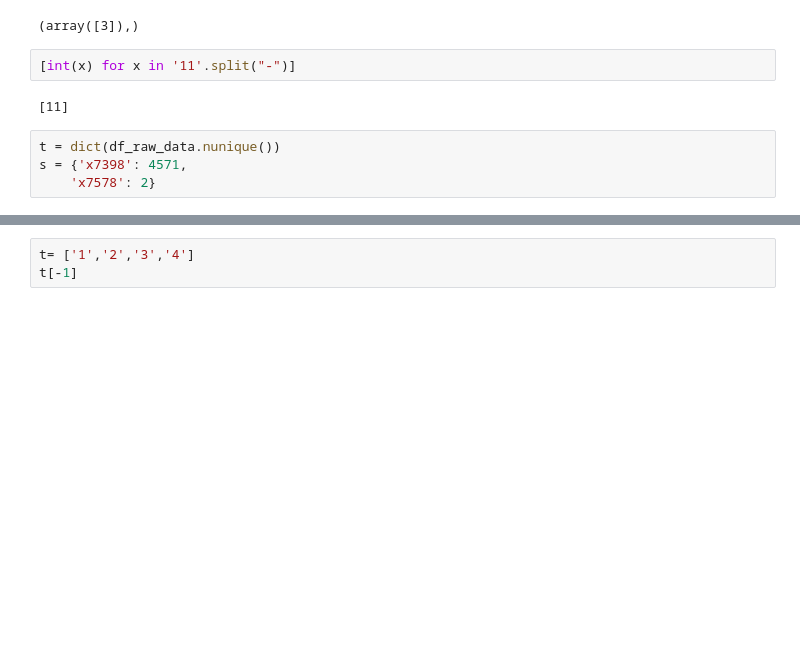
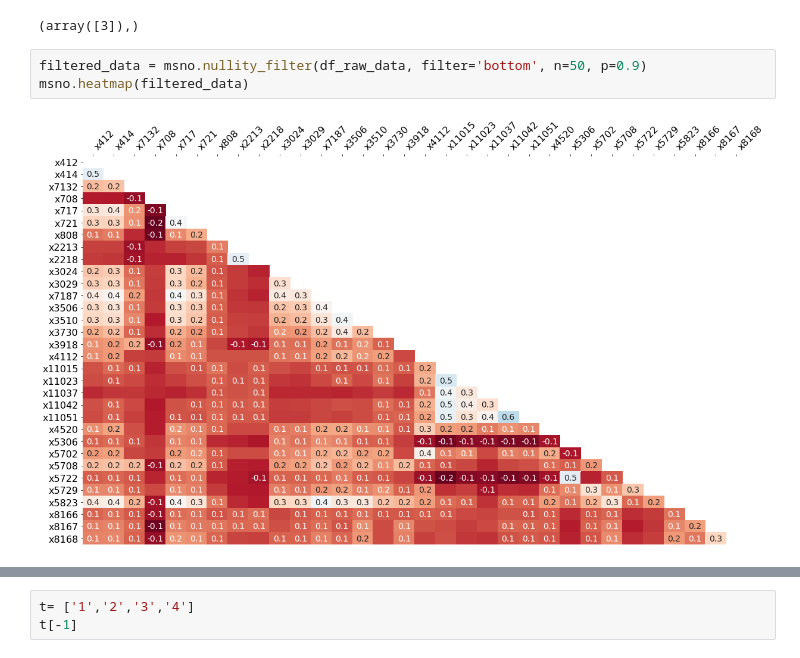
Before and after one commit to TavoloPerUno/scf_impute, a Jupyter notebook: Untitled.ipynb, the cells around one changed output, grey strips where cells are left out. Cells and saved outputs as stored; diff of their text form; blank space fills up the shorter version.

```diff
--- a/Untitled.ipynb
+++ b/Untitled.ipynb
@@ -60,11 +60,8 @@ t = np.array([1, 3, 4, 5])
 np.where(t > 4)
 # %% [output]
 (array([3]),)
-# %%
-[int(x) for x in '11'.split("-")]
-# %% [output]
-[11]
-# %%
-t = dict(df_raw_data.nunique())
-s = {'x7398': 4571,
-    'x7578': 2}
+# %%
+filtered_data = msno.nullity_filter(df_raw_data, filter='bottom', n=50, p=0.9)
+msno.heatmap(filtered_data)
+# %% [output]
+[figure, added]
```
Also changed, not shown: parts of 2 cells of this notebook.
